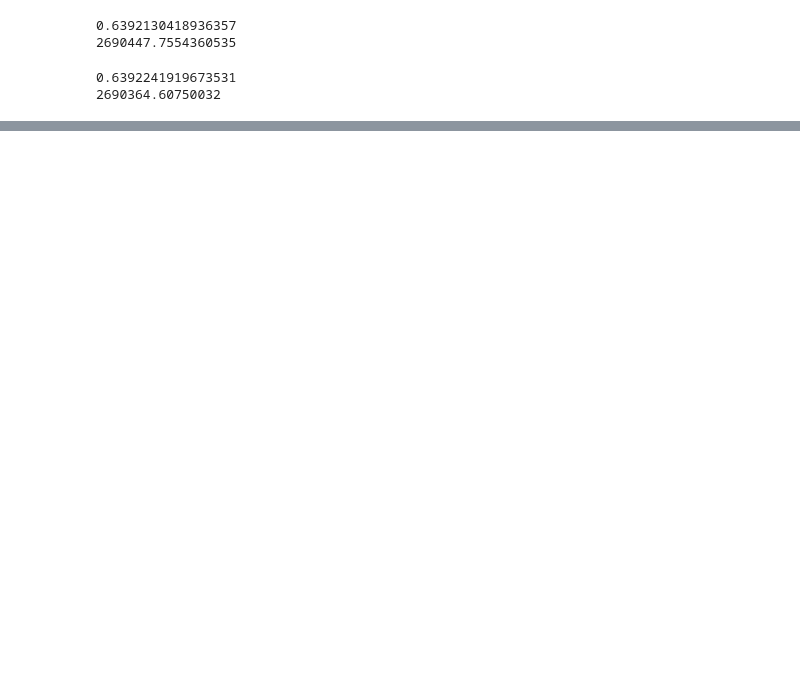
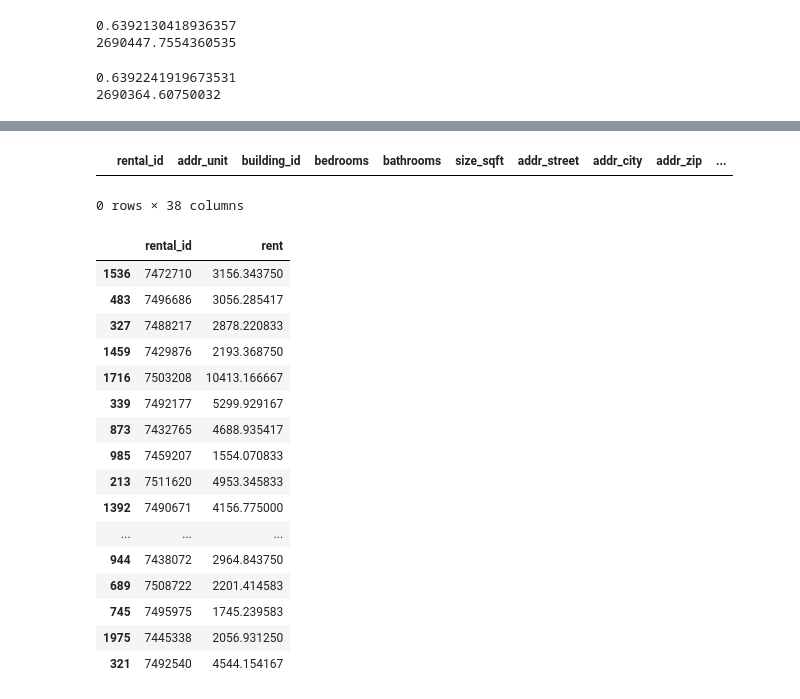
Before and after one commit to Ilroy/DS_Final_Project, a Jupyter notebook: Training_Testing_Master.ipynb, the cells around one changed output, grey strips where cells are left out. Drawn from its saved outputs; the diff is of its cells as text; code cells hidden in the pictures; blank space fills up the shorter version.

```diff
--- a/Training_Testing_Master.ipynb
+++ b/Training_Testing_Master.ipynb
@@ -909,0 +1089,40 @@ rf_trans.score(X_test,target_test)
+# %%
+# impute unknown neighborhoods
+
+neigh_encoded_avg = submission_df.groupby('borough')['neighborhood_encoded'].mean().round(0).to_dict()
+
+def impute_un(rental_id):
+    submission_df.loc[submission_df['rental_id'] == rental_id,'neighborhood_encoded'] = neigh_encoded_avg[submission_df.loc[submission_df['rental_id'] == rental_id,'borough'].values[0]]
+
+submission_df[submission_df['neighborhood_encoded'].isnull()]['rental_id'].transform(lambda x: impute_un(x))
+
+submission_df[submission_df['neighborhood_encoded'].isnull()]
+# %% [output]
+|  | rental_id | addr_unit | building_id | bedrooms | bathrooms | size_sqft | addr_street | addr_city | addr_zip | ... |
+0 rows × 38 columns
+# %%
+# predict test2 and create submission df
+
+test_features = submission_df[features]
+
+submission_df['rent'] = best_est.predict(test_features)
+
+submission_df[['rental_id','rent']].sample(40)
+# %% [output]
+|  | rental_id | rent |
+| 1536 | 7472710 | 3156.343750 |
+| 483 | 7496686 | 3056.285417 |
+| 327 | 7488217 | 2878.220833 |
+| 1459 | 7429876 | 2193.368750 |
+| 1716 | 7503208 | 10413.166667 |
+| 339 | 7492177 | 5299.929167 |
+| 873 | 7432765 | 4688.935417 |
+| 985 | 7459207 | 1554.070833 |
+| 213 | 7511620 | 4953.345833 |
+| 1392 | 7490671 | 4156.775000 |
+| ... | ... | ... |
+| 944 | 7438072 | 2964.843750 |
+| 689 | 7508722 | 2201.414583 |
+| 745 | 7495975 | 1745.239583 |
+| 1975 | 7445338 | 2056.931250 |
+| 321 | 7492540 | 4544.154167 |
```
Also changed, not shown: parts of 28 cells of this notebook.
